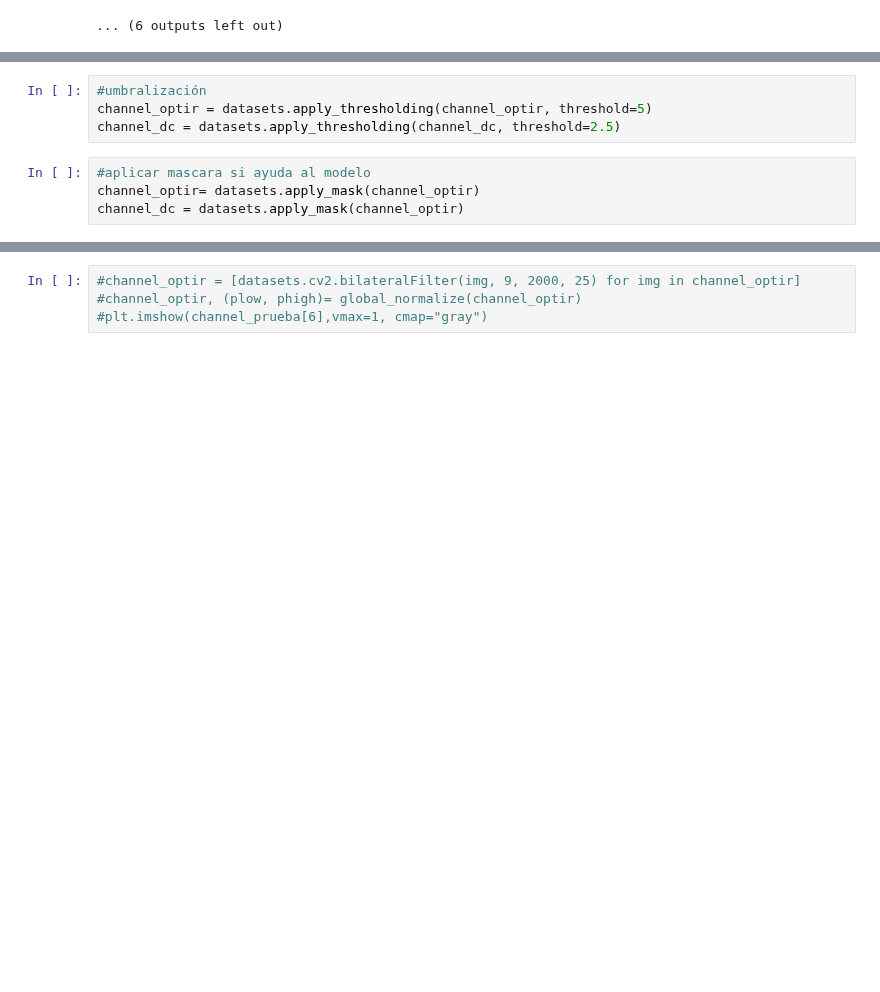
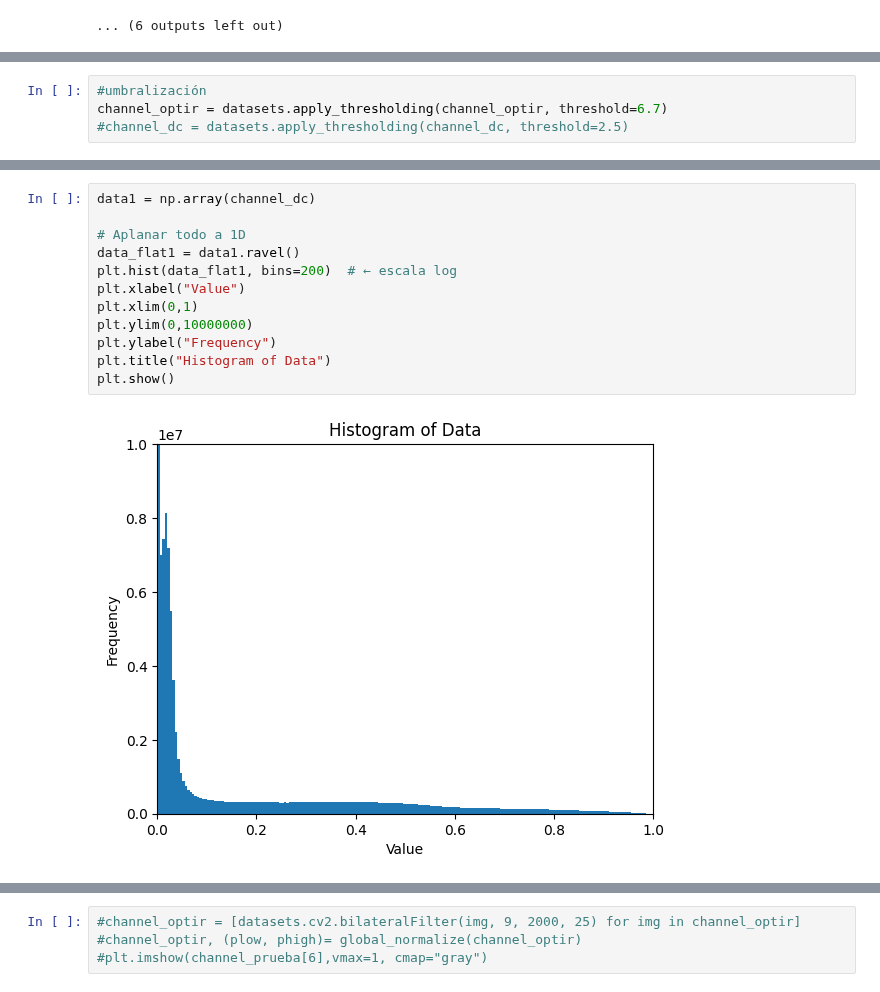
Before and after one commit to antonycardozo/CNNregression, a Jupyter notebook: cnn_regression.ipynb, the cells around one changed output, grey strips where cells are left out. Saved outputs shown, nothing was run; the diff lists cells and outputs as text; blank space fills up the shorter version.

```diff
--- a/cnn_regression.ipynb
+++ b/cnn_regression.ipynb
@@ -55,9 +38,5 @@ plt.show()
 # %%
 #umbralización
-channel_optir = datasets.apply_thresholding(channel_optir, threshold=5)
-channel_dc = datasets.apply_thresholding(channel_dc, threshold=2.5)
+channel_optir = datasets.apply_thresholding(channel_optir, threshold=6.7)
+#channel_dc = datasets.apply_thresholding(channel_dc, threshold=2.5)
-# %%
-#aplicar mascara si ayuda al modelo
-channel_optir= datasets.apply_mask(channel_optir)
-channel_dc = datasets.apply_mask(channel_optir)
 # %%
@@ -68 +65,15 @@ channel_dc = [dc/8.21179 for dc in channel_dc]
+# %%
+data1 = np.array(channel_dc)
+
+# Aplanar todo a 1D
+data_flat1 = data1.ravel()
+plt.hist(data_flat1, bins=200)  # ← escala log
+plt.xlabel("Value")
+plt.xlim(0,1)
+plt.ylim(0,10000000)
+plt.ylabel("Frequency")
+plt.title("Histogram of Data")
+plt.show()
+# %% [output]
+[figure, added]
 # %%
```
Also changed, not shown: parts of 20 cells of this notebook, 3 other files.
